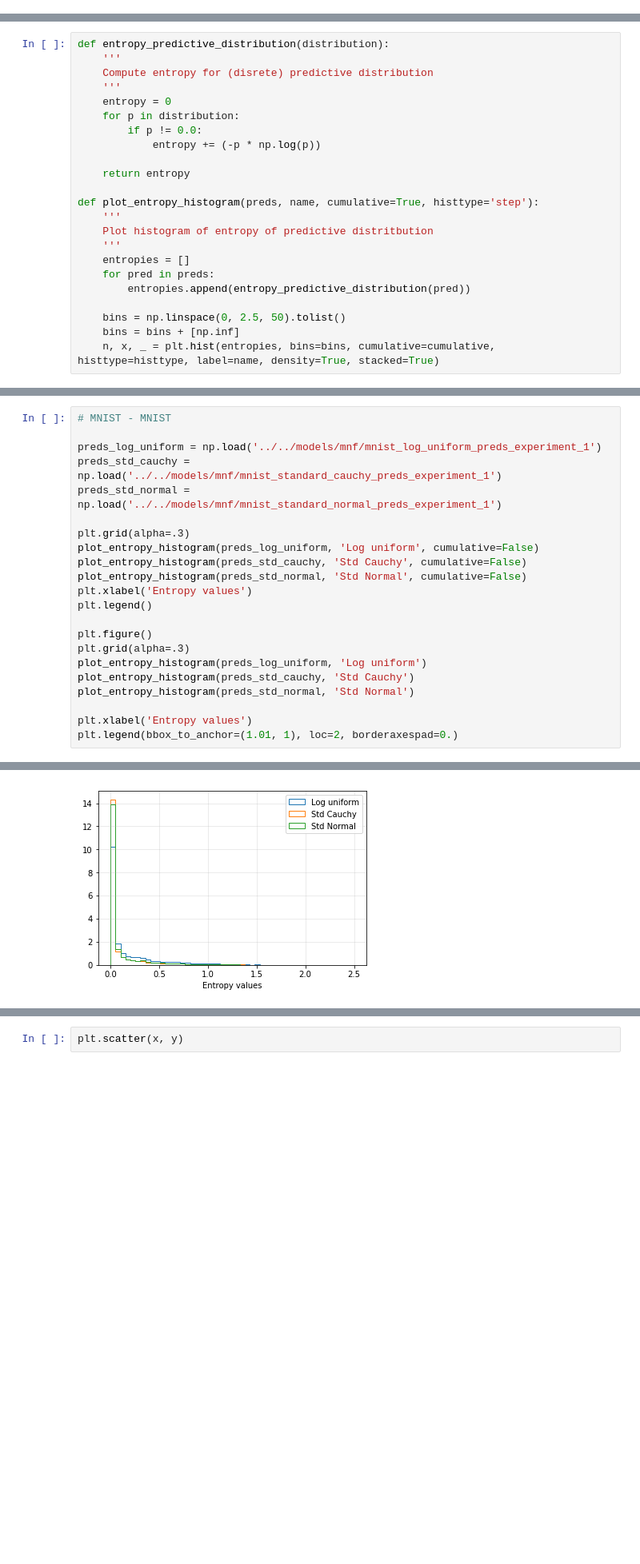
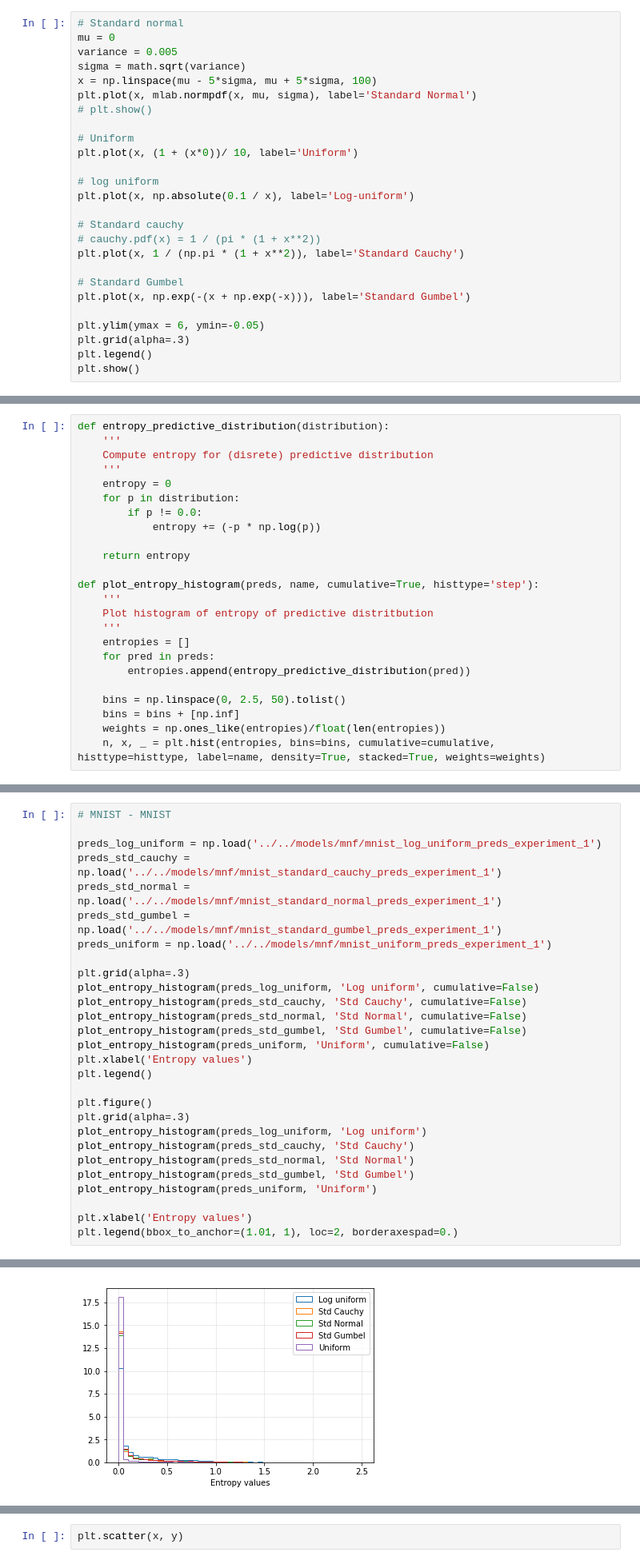
Before and after one commit to akashrajkn/waffles-and-posteriors, a Jupyter notebook: src/mnf/results.ipynb, the cells around one changed output, grey strips where cells are left out. Shown at 80% size. Drawn from its saved outputs; the diff is of its cells as text; blank space fills up the shorter version.

```diff
--- a/src/mnf/results.ipynb
+++ b/src/mnf/results.ipynb
@@ -8,0 +11,26 @@ import matplotlib.mlab as mlab
+# %%
+# Standard normal
+mu = 0
+variance = 0.005
+sigma = math.sqrt(variance)
+x = np.linspace(mu - 5*sigma, mu + 5*sigma, 100)
+plt.plot(x, mlab.normpdf(x, mu, sigma), label='Standard Normal')
+# plt.show()
+
+# Uniform
+plt.plot(x, (1 + (x*0))/ 10, label='Uniform')
+
+# log uniform
+plt.plot(x, np.absolute(0.1 / x), label='Log-uniform')
+
+# Standard cauchy
+# cauchy.pdf(x) = 1 / (pi * (1 + x**2))
+plt.plot(x, 1 / (np.pi * (1 + x**2)), label='Standard Cauchy')
+
+# Standard Gumbel
+plt.plot(x, np.exp(-(x + np.exp(-x))), label='Standard Gumbel')
+
+plt.ylim(ymax = 6, ymin=-0.05)
+plt.grid(alpha=.3)
+plt.legend()
+plt.show()
@@ -183,4 +262,5 @@ def plot_entropy_histogram(preds, name, cumulative=True, histtype='step'):
 
     bins = np.linspace(0, 2.5, 50).tolist()
     bins = bins + [np.inf]
-    n, x, _ = plt.hist(entropies, bins=bins, cumulative=cumulative, histtype=histtype, label=name, density=True, stacked=True)
+    weights = np.ones_like(entropies)/float(len(entropies))
+    n, x, _ = plt.hist(entropies, bins=bins, cumulative=cumulative, histtype=histtype, label=name, density=True, stacked=True, weights=weights)
@@ -187,25 +308,31 @@ def plot_entropy_histogram(preds, name, cumulative=True, histtype='step'):
 # %%
 # MNIST - MNIST
 
 preds_log_uniform = np.load('../../models/mnf/mnist_log_uniform_preds_experiment_1')
 preds_std_cauchy = np.load('../../models/mnf/mnist_standard_cauchy_preds_experiment_1')
 preds_std_normal = np.load('../../models/mnf/mnist_standard_normal_preds_experiment_1')
+preds_std_gumbel = np.load('../../models/mnf/mnist_standard_gumbel_preds_experiment_1')
+preds_uniform = np.load('../../models/mnf/mnist_uniform_preds_experiment_1')
 
 plt.grid(alpha=.3)
 plot_entropy_histogram(preds_log_uniform, 'Log uniform', cumulative=False)
 plot_entropy_histogram(preds_std_cauchy, 'Std Cauchy', cumulative=False)
 plot_entropy_histogram(preds_std_normal, 'Std Normal', cumulative=False)
+plot_entropy_histogram(preds_std_gumbel, 'Std Gumbel', cumulative=False)
+plot_entropy_histogram(preds_uniform, 'Uniform', cumulative=False)
 plt.xlabel('Entropy values')
 plt.legend()
 
 plt.figure()
 plt.grid(alpha=.3)
 plot_entropy_histogram(preds_log_uniform, 'Log uniform')
 plot_entropy_histogram(preds_std_cauchy, 'Std Cauchy')
 plot_entropy_histogram(preds_std_normal, 'Std Normal')
+plot_entropy_histogram(preds_std_gumbel, 'Std Gumbel')
+plot_entropy_histogram(preds_uniform, 'Uniform')
 
 plt.xlabel('Entropy values')
 plt.legend(bbox_to_anchor=(1.01, 1), loc=2, borderaxespad=0.)
 # %% [output]
 <matplotlib.legend.Legend at 0x...>
-[figure, old version]
+[figure, new version]
```
Also changed, not shown: parts of 27 cells of this notebook, 14 other files.
